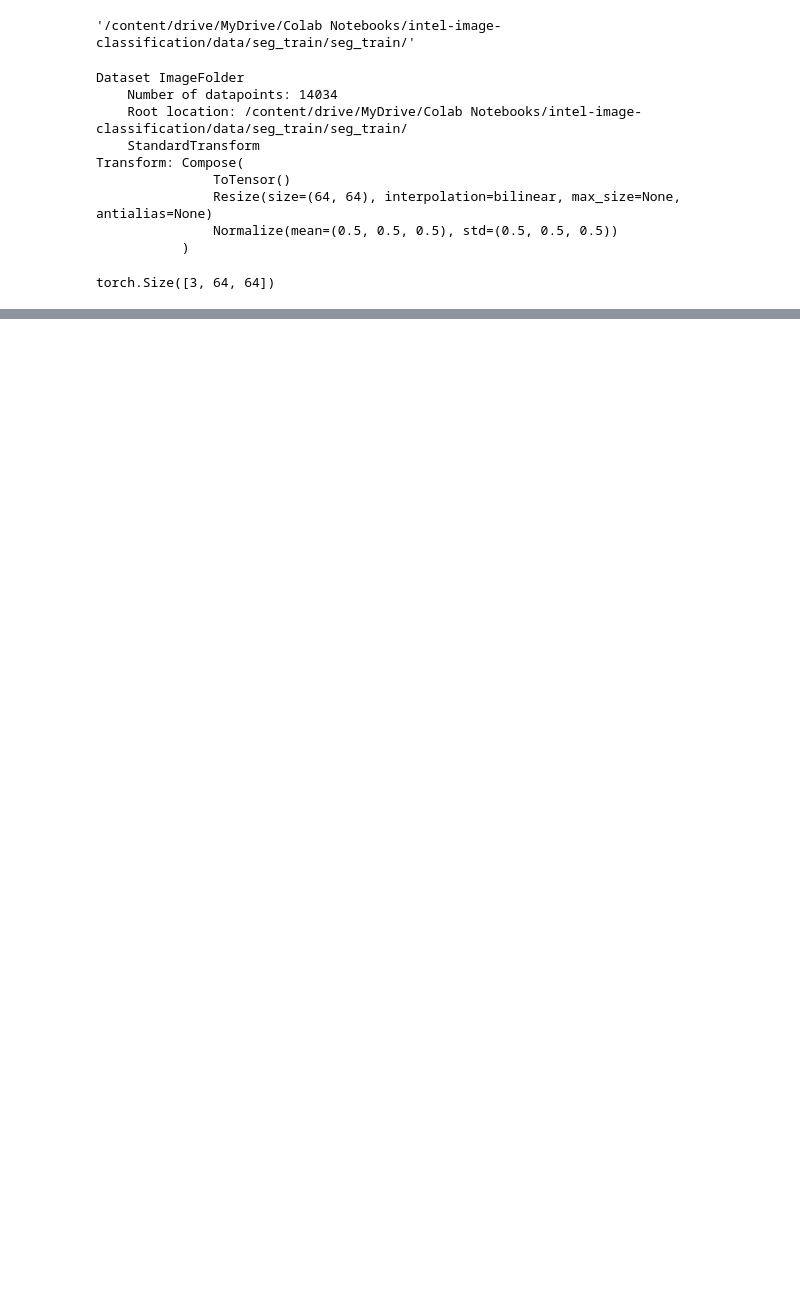
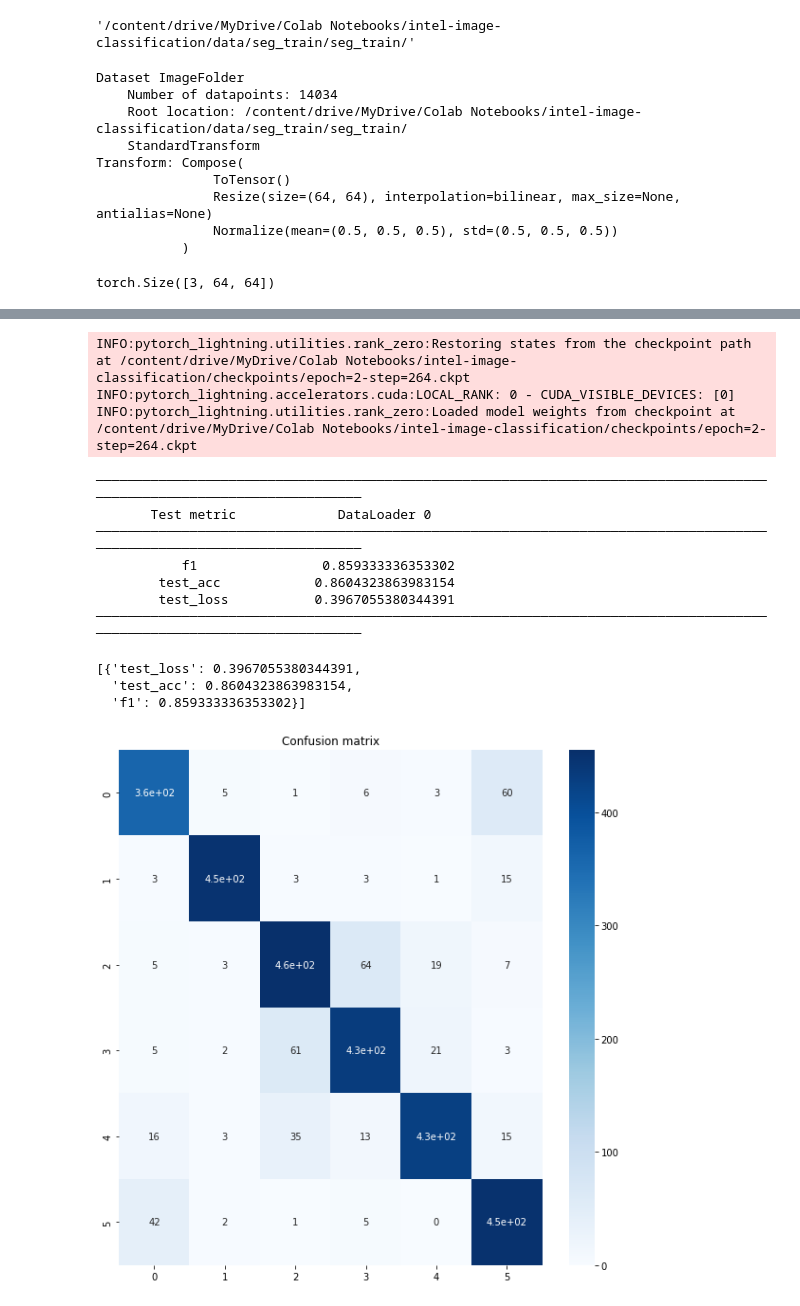
Before and after one commit to Velociraptorvelraptor/intel-image-classification-CNN-PyTorch-Lightening, a Jupyter notebook: intel_img_classification.ipynb, the cells around one changed output, grey strips where cells are left out. Saved outputs shown, nothing was run; the diff lists cells and outputs as text; code cells hidden in the pictures; blank space fills up the shorter version.

Commit message:
Fine-tuning custom model using additional training data.

```diff
--- a/intel_img_classification.ipynb
+++ b/intel_img_classification.ipynb
@@ -131,7 +115,8 @@ class LitModel(pl.LightningModule):
         self.train_accuracy = MulticlassAccuracy(self.num_classes)
         self.val_accuracy = MulticlassAccuracy(self.num_classes)
         self.test_accuracy = MulticlassAccuracy(self.num_classes)
-
+        self.confmat = ConfusionMatrix(task="multiclass", num_classes=self.num_classes)
+        self.f1 = F1Score(task="multiclass", num_classes=self.num_classes)
 
                 # Define PyTorch model
         self.conv1 = _conv_block(in_channels, 64)
@@ -163,8 +148,8 @@ class LitModel(pl.LightningModule):
         loss = nn.functional.cross_entropy(logits, y)
         preds = torch.argmax(logits, dim=1)
         self.train_accuracy.update(preds, y)
-        self.log("train_loss", loss, prog_bar=True, on_epoch=True)
-        self.log("train_acc", self.train_accuracy, prog_bar=True, on_epoch=True)
+        self.log("train_loss", loss, prog_bar=True, on_step=True, on_epoch=True)
+        self.log("train_acc", self.train_accuracy, prog_bar=True, on_step=True, on_epoch=True)
         return loss
 
     def validation_step(self, batch, batch_idx):
@@ -173,22 +158,28 @@ class LitModel(pl.LightningModule):
         loss = nn.functional.cross_entropy(logits, y)
         preds = torch.argmax(logits, dim=1)
         self.val_accuracy.update(preds, y)
-        self.log("val_loss", loss, prog_bar=True, on_epoch=True)
-        self.log("val_acc", self.val_accuracy, prog_bar=True, on_epoch=True)
+        self.log("val_loss", loss, prog_bar=True, on_step=True, on_epoch=True)
+        self.log("val_acc", self.val_accuracy, prog_bar=True, on_step=True, on_epoch=True)
 
     def test_step(self, batch, batch_idx):
+        acc_list = []
         x, y = batch
         logits = self(x)
         loss = nn.functional.cross_entropy(logits, y)
         preds = torch.argmax(logits, dim=1)
         self.test_accuracy.update(preds, y)
-        #confmat = ConfusionMatrix(task="multiclass", num_classes=self.num_classes)
+        self.confmat.update(preds, y)
+        self.f1.update(preds, y)
         # Calling self.log will surface up scalars for you in TensorBoard
-        self.log("test_loss", loss)
-        self.log("test_acc", self.test_accuracy)
-        #self.log("conf_matrix", confmat(preds, y))
+        self.log("test_loss", loss, on_epoch=True)
+        self.log("test_acc", self.test_accuracy, on_epoch=True)
+        self.log("f1", self.f1, on_epoch=True)
 
-
+    def on_test_end(self):
+        cm_tensor = self.confmat.compute()
+        fig = plt.figure(figsize=[10,10])
+        plt.title(f"Confusion matrix")
+        sns.heatmap(cm_tensor.cpu().numpy(), annot=True, cmap='Blues')
 
     def configure_optimizers(self):
         optimizer = torch.optim.Adam(self.parameters(), lr=self.learning_rate)
@@ -230,2 +207,6 @@ model.learning_rate = new_lr
 # %%
 checkpoint_callback = ModelCheckpoint(dirpath=src_path + '/checkpoints/', save_top_k=2, monitor="val_loss")
+# %%
+best_model_path = src_path + "/checkpoints/epoch=9-step=350.ckpt"
+# %%
+model = LitModel.load_from_checkpoint(checkpoint_path=best_model_path)
@@ -232,12 +215,11 @@ checkpoint_callback = ModelCheckpoint(dirpath=src_path + '/checkpoints/', save_t
 # %%
 trainer = pl.Trainer(
     accelerator="auto",
+    precision=16,
     devices=1 if torch.cuda.is_available() else None,  # limiting got iPython runs
-    max_epochs=20,
-    logger=CSVLogger(save_dir="logs/"),
-    limit_train_batches=0.2,
-    limit_val_batches=0.05,
+    max_epochs=5,
+    logger=CSVLogger(save_dir=src_path+"logs/"),
+    limit_train_batches=0.5,
+    limit_val_batches=0.1,
     callbacks=[checkpoint_callback])
-
-trainer.fit(model, train_dl, val_dl)
 # %% [output]
@@ -277,0 +268,17 @@ sns.relplot(data=metrics, kind="line")
+# %%
+trainer.test(model, test_dl, ckpt_path="best")
+# %% [output]
+INFO:pytorch_lightning.utilities.rank_zero:Restoring states from the checkpoint path at /content/drive/MyDrive/Colab Notebooks/intel-image-classification/checkpoints/epoch=2-step=264.ckpt
+INFO:pytorch_lightning.accelerators.cuda:LOCAL_RANK: 0 - CUDA_VISIBLE_DEVICES: [0]
+INFO:pytorch_lightning.utilities.rank_zero:Loaded model weights from checkpoint at /content/drive/MyDrive/Colab Notebooks/intel-image-classification/checkpoints/epoch=2-step=264.ckpt
+────────────────────────────────────────────────────────────────────────────────────────────────────────────────────────
+       Test metric             DataLoader 0
+────────────────────────────────────────────────────────────────────────────────────────────────────────────────────────
+           f1                0.859333336353302
+        test_acc            0.8604323863983154
+        test_loss           0.3967055380344391
+────────────────────────────────────────────────────────────────────────────────────────────────────────────────────────
+[{'test_loss': 0.3967055380344391,
+  'test_acc': 0.8604323863983154,
+  'f1': 0.859333336353302}]
+[figure, added]
```
Also changed, not shown: parts of 14 cells of this notebook.
